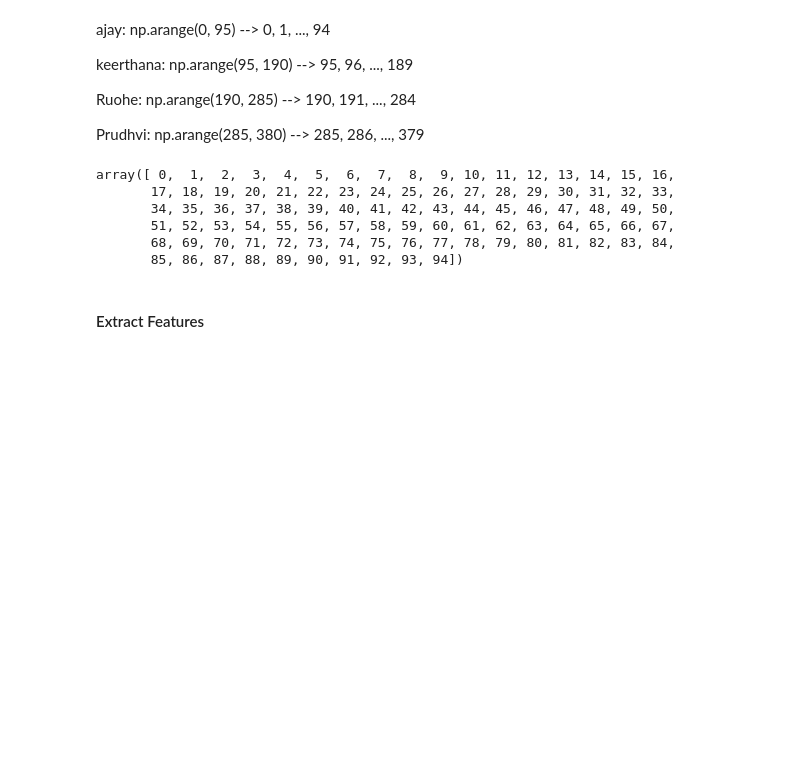
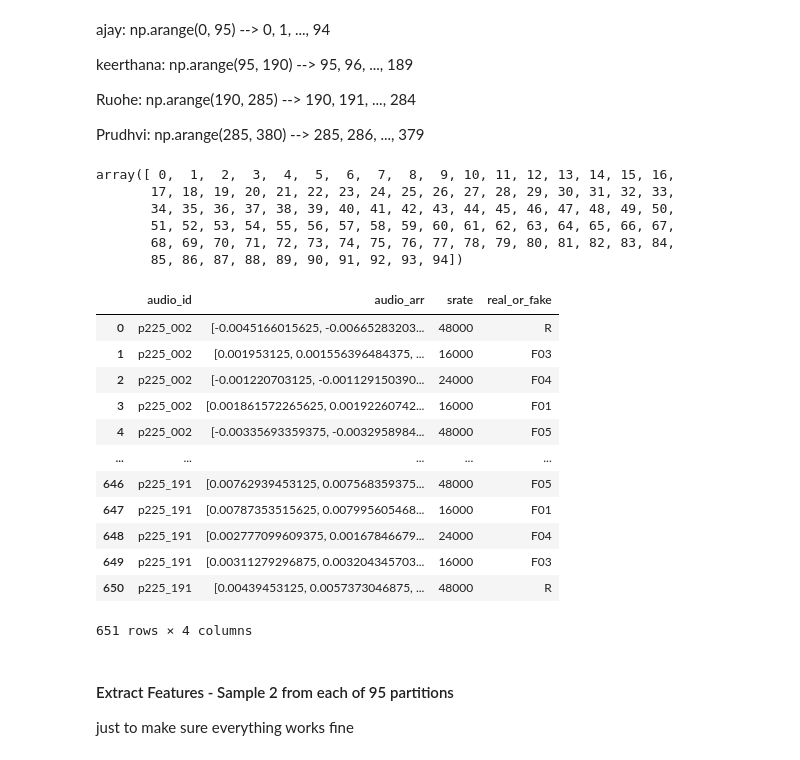
Before and after one commit to keerthana98/AudioDeepfakeDetection, a Jupyter notebook: notebooks/feature_extraction/feature_extraction.ipynb, the cells around one changed output. Cells and saved outputs as stored; diff of their text form; code cells hidden in the pictures; blank space fills up the shorter version.

Commit message:
Update feature extraction - handle each partition separately and save features

```diff
--- a/notebooks/feature_extraction/feature_extraction.ipynb
+++ b/notebooks/feature_extraction/feature_extraction.ipynb
@@ -62,18 +62,28 @@ def generate_dataframe(iterable_ds):
     df = pd.DataFrame(rows)
     return df
 # %%
-df_list = []
-
-for partition_id in tqdm(partitions, total=len(partitions), desc="Processing partitions"):
-    iterable_ds = load_parquet_data(partition_id=partition_id)
-    partition_df = generate_dataframe(iterable_ds)
-    df_list.append(partition_df)
-
-df = pd.concat(df_list, ignore_index=True)
-
-df
+partition_id = partitions[0]
+iterable_ds = load_parquet_data(partition_id=partition_id)
+partition_df = generate_dataframe(iterable_ds)
+partition_df
+# %% [output]
+|  | audio_id | audio_arr | srate | real_or_fake |
+| 0 | p225_002 | [-0.0045166015625, -0.00665283203... | 48000 | R |
+| 1 | p225_002 | [0.001953125, 0.001556396484375, ... | 16000 | F03 |
+| 2 | p225_002 | [-0.001220703125, -0.001129150390... | 24000 | F04 |
+| 3 | p225_002 | [0.001861572265625, 0.00192260742... | 16000 | F01 |
+| 4 | p225_002 | [-0.00335693359375, -0.0032958984... | 48000 | F05 |
+| ... | ... | ... | ... | ... |
+| 646 | p225_191 | [0.00762939453125, 0.007568359375... | 48000 | F05 |
+| 647 | p225_191 | [0.00787353515625, 0.007995605468... | 16000 | F01 |
+| 648 | p225_191 | [0.002777099609375, 0.00167846679... | 24000 | F04 |
+| 649 | p225_191 | [0.00311279296875, 0.003204345703... | 16000 | F03 |
+| 650 | p225_191 | [0.00439453125, 0.0057373046875, ... | 48000 | R |
+651 rows × 4 columns
 # %% [markdown]
-#### Extract Features
+#### Extract Features - Sample 2 from each of 95 partitions
+
+just to make sure everything works fine
 # %%
 audio_processor = LowLevelFeatureExtractor(target_sr=16000, include_only=['spectral', 'prosodic', 'voice_quality'])
 feature_computer = HighLevelFeatureExtractor()
```
Also changed, not shown: parts of 4 cells of this notebook.
